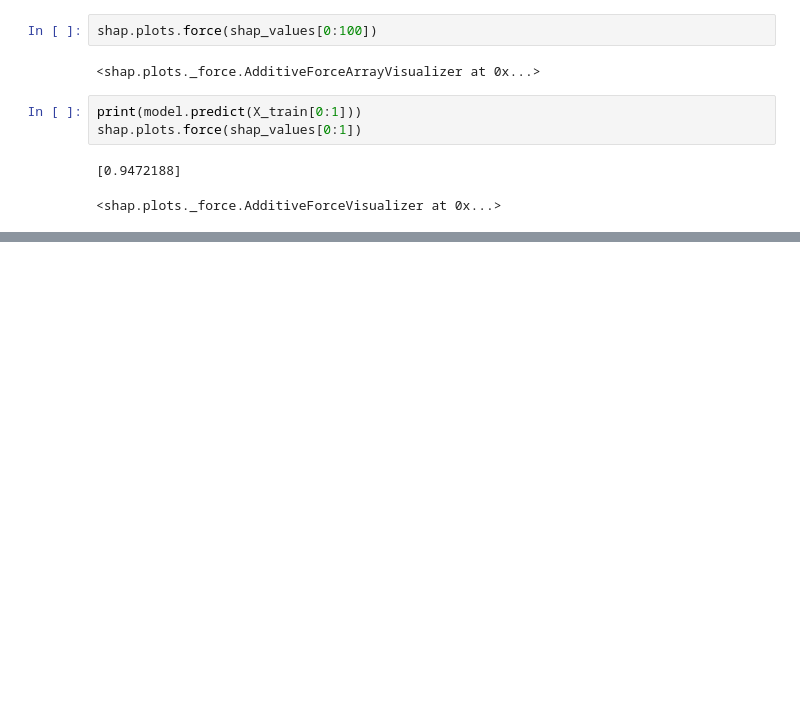
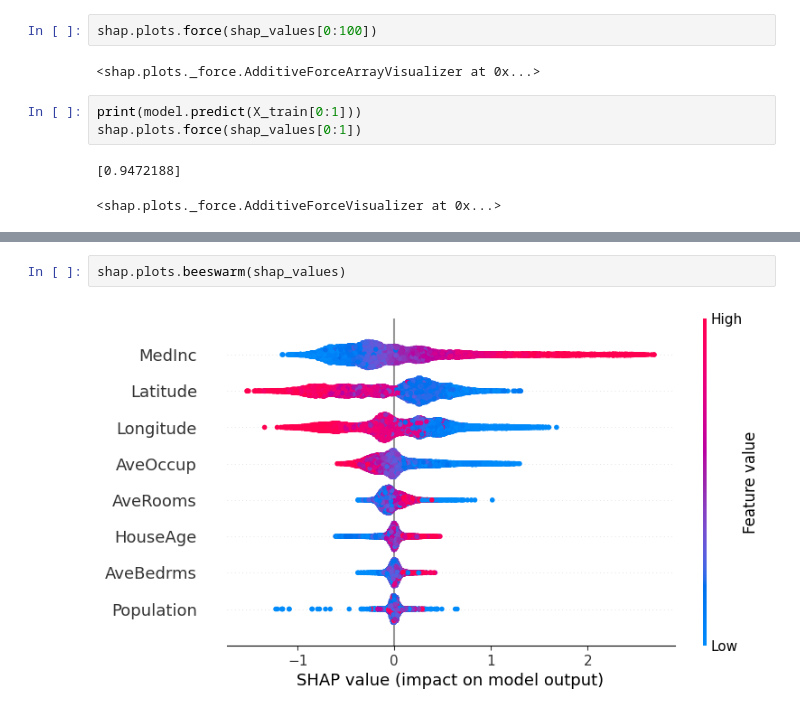
Before and after one commit to Marte77/explainable-statistical-learning, a Jupyter notebook: project2/shap/secondtry.ipynb, the cells around one changed output, grey strips where cells are left out. Saved outputs shown, nothing was run; the diff lists cells and outputs as text; blank space fills up the shorter version.

Commit message:
added beeswarm

```diff
--- a/project2/shap/secondtry.ipynb
+++ b/project2/shap/secondtry.ipynb
@@ -87,0 +106,4 @@ shap.plots.force(shap_values[0:1])
+# %%
+shap.plots.beeswarm(shap_values)
+# %% [output]
+[figure, added]
```
Also changed, not shown: parts of 4 cells of this notebook.
